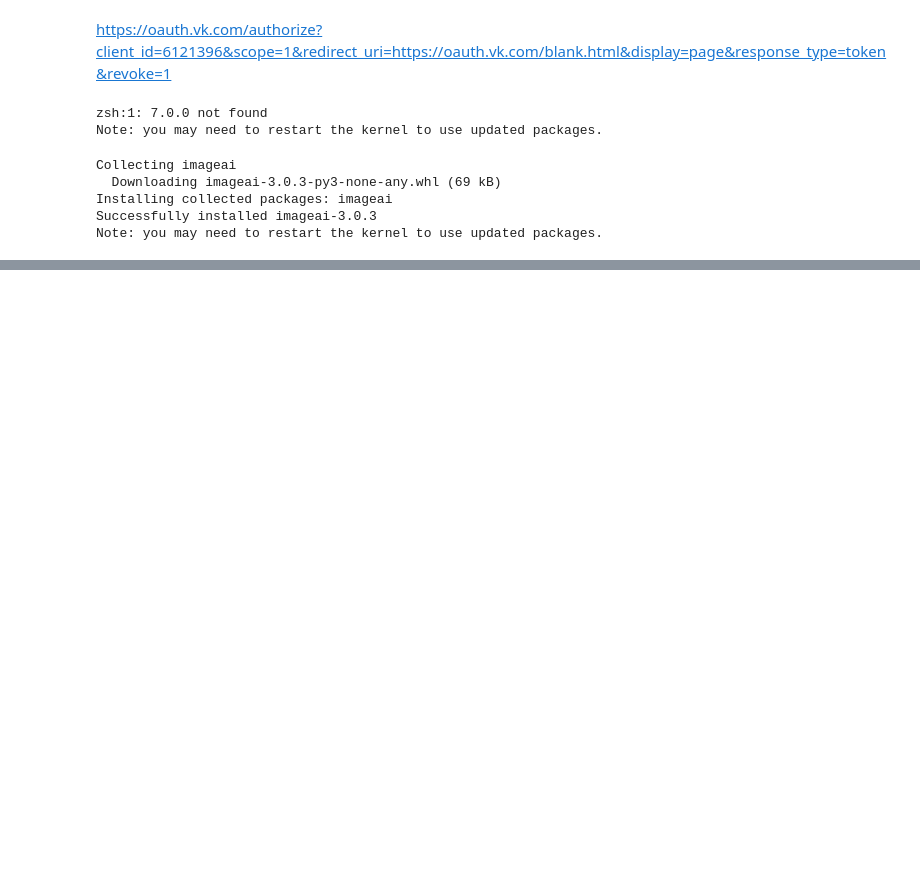
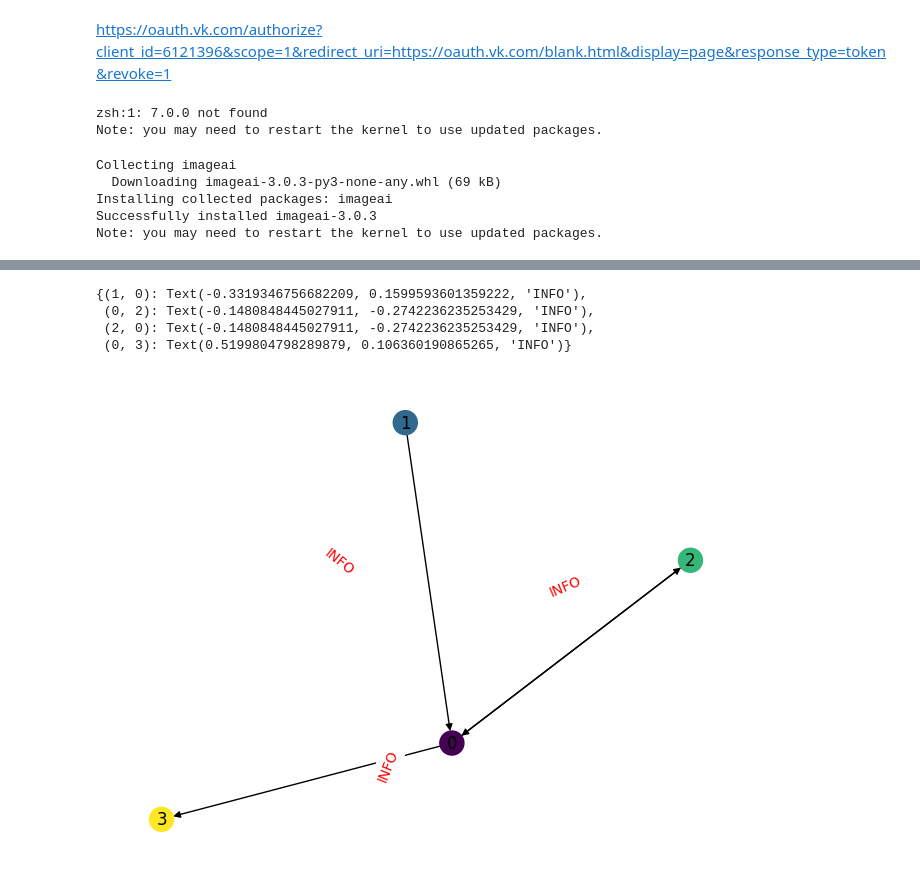
Before and after one commit to leffff/misis-data-analysis-course-projects, a Jupyter notebook: HW2/HW2.ipynb, the cells around one changed output, grey strips where cells are left out. Drawn from its saved outputs; the diff is of its cells as text; code cells hidden in the pictures; blank space fills up the shorter version.

```diff
--- a/HW2/HW2.ipynb
+++ b/HW2/HW2.ipynb
@@ -109,0 +342,7 @@ ReadTimeout: HTTPSConnectionPool(host='im.vk.com', port=443): Read timed out. (r
+# %%
+import pandas as pd
+import numpy as np
+
+data = pd.read_csv("logs.tsv", delimiter="\t").head()
+data["case"] = data.index
+data
@@ -109,0 +359,23 @@ ReadTimeout: HTTPSConnectionPool(host='im.vk.com', port=443): Read timed out. (r
+# %%
+G = nx.digraph.DiGraph()
+G.add_nodes_from(data.ation_type.unique().tolist())
+G.add_edges_from([(data.ation_type[i], data.ation_type[i + 1]) for i in range(len(data.ation_type) - 1)])
+# %%
+nx.draw(G,  node_color=data.ation_type.unique().tolist(), with_labels = True)
+
+pos = nx.spring_layout(G)
+
+nx.draw_networkx_edge_labels(
+    G,
+    pos,
+    edge_labels={
+        (data.ation_type[i], data.ation_type[i + 1]): data.log_type[i] for i in range(len(data.ation_type) - 1)
+    },
+    font_color='red'
+)
+# %% [output]
+{(1, 0): Text(-0.3319346756682209, 0.1599593601359222, 'INFO'),
+ (0, 2): Text(-0.1480848445027911, -0.2742236235253429, 'INFO'),
+ (2, 0): Text(-0.1480848445027911, -0.2742236235253429, 'INFO'),
+ (0, 3): Text(0.5199804798289879, 0.106360190865265, 'INFO')}
+[figure, added]
```
Also changed, not shown: parts of 14 cells of this notebook.
